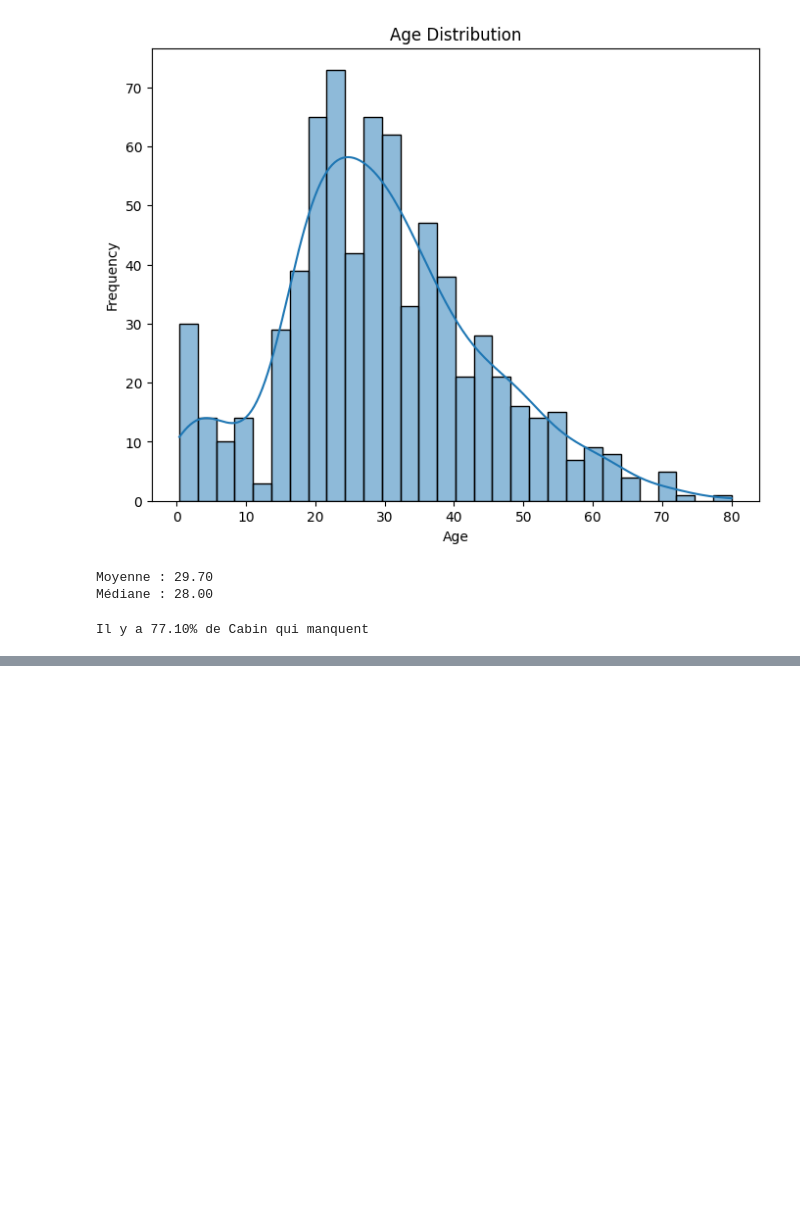
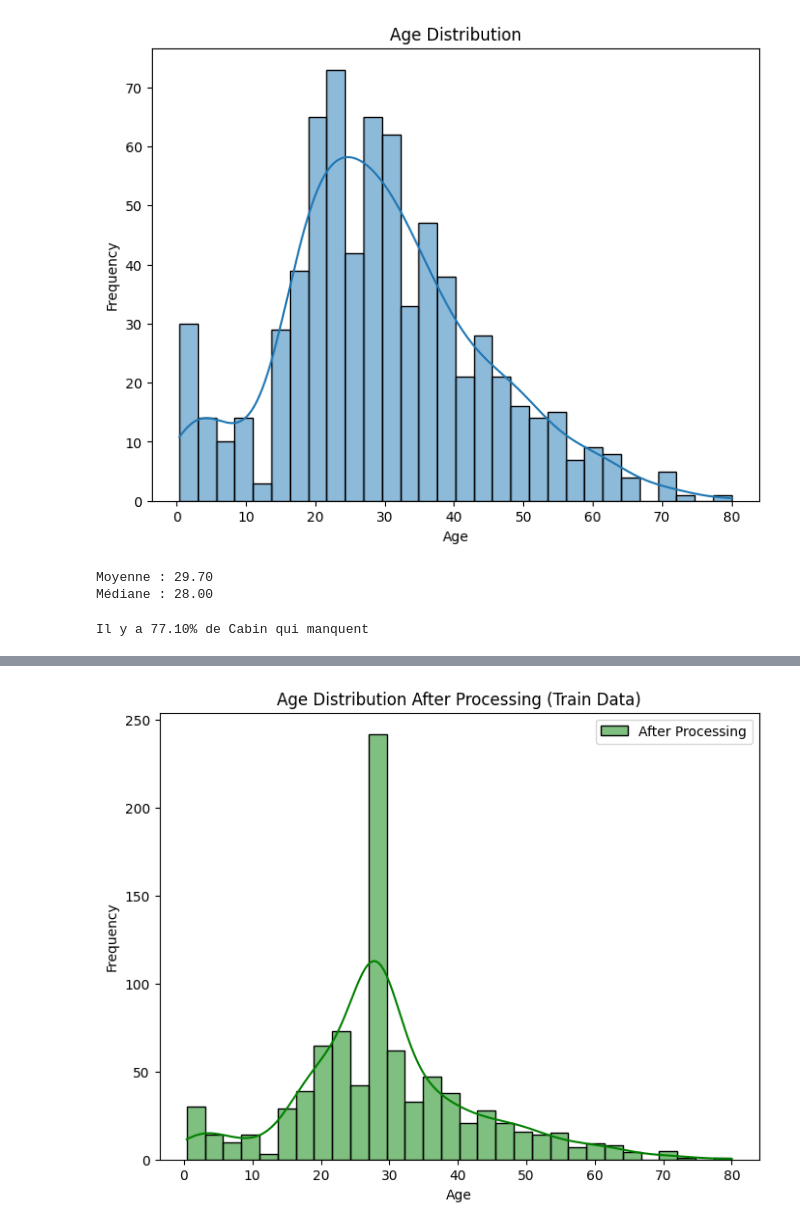
Before and after one commit to Ewnn/MachineLearning, a Jupyter notebook: LogisticRegression/main.ipynb, the cells around one changed output, grey strips where cells are left out. Cells and saved outputs as stored; diff of their text form; code cells hidden in the pictures; blank space fills up the shorter version.

```diff
--- a/LogisticRegression/main.ipynb
+++ b/LogisticRegression/main.ipynb
@@ -69,0 +79,19 @@ Name: count, dtype: int64
+# %%
+# 1. Impute missing "Age" with the median (28)
+train_data['Age'].fillna(28, inplace=True)
+test_data['Age'].fillna(28, inplace=True)
+
+# 2. Impute missing "Embarked" with the most common value (mode), which is 'S'
+train_data['Embarked'].fillna(train_data['Embarked'].mode()[0], inplace=True)
+test_data['Embarked'].fillna(test_data['Embarked'].mode()[0], inplace=True)
+
+# 3. Drop the 'Cabin' column as it has too many missing values
+train_data.drop(columns=['Cabin'], inplace=True)
+test_data.drop(columns=['Cabin'], inplace=True)
+
+# Verify the changes
+print("Train Data after preprocessing:")
+print(train_data.isnull().sum())  # Check for missing values
+
+print("Test Data after preprocessing:")
+print(test_data.isnull().sum())  # Check for missing values
@@ -69,0 +133,11 @@ Name: count, dtype: int64
+# %%
+# Plot the histogram of the 'Age' column after processing
+plt.figure(figsize=(8, 6))
+sns.histplot(train_data['Age'], kde=True, color='green', label='After Processing')
+plt.title('Age Distribution After Processing (Train Data)')
+plt.xlabel('Age')
+plt.ylabel('Frequency')
+plt.legend()
+plt.show()
+# %% [output]
+[figure, added]
```
Also changed, not shown: parts of 19 cells of this notebook, 1 other file.
